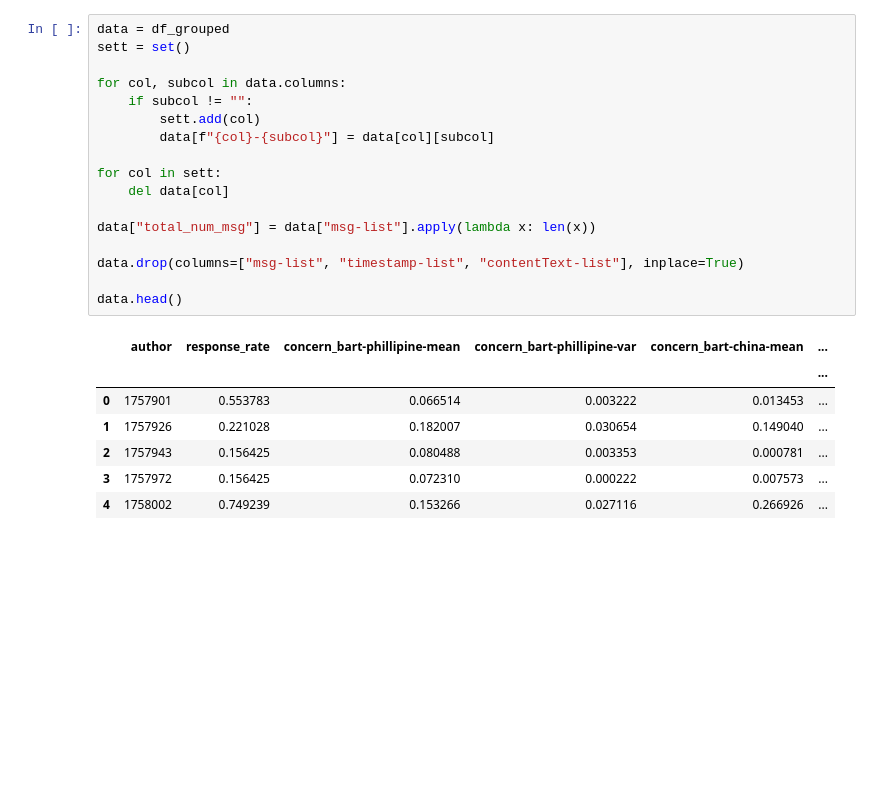
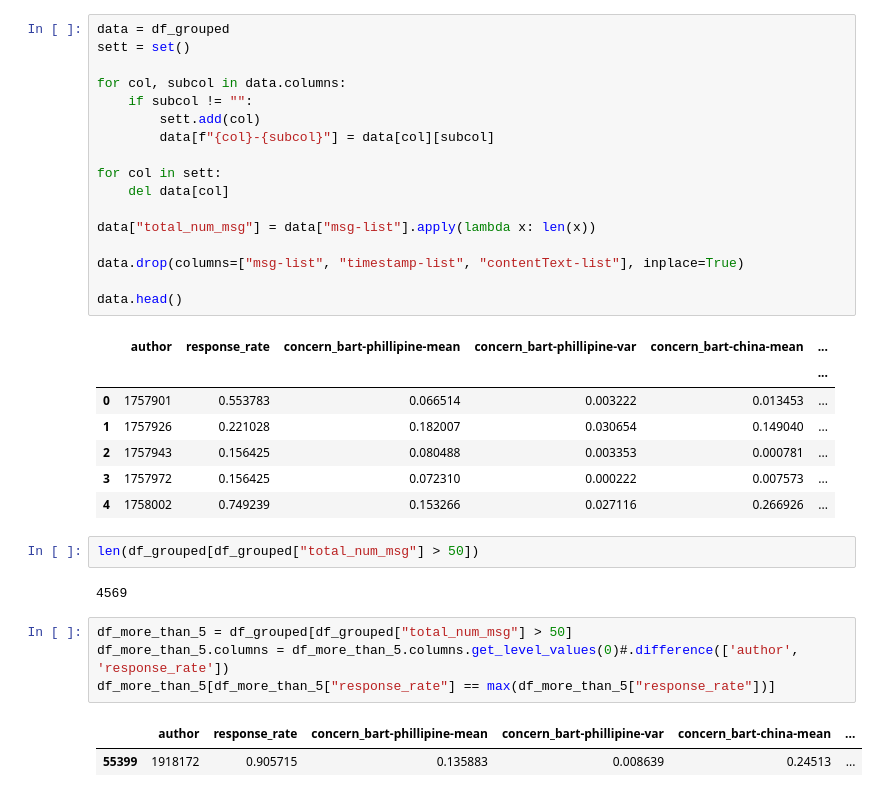
Before and after one commit to cyphydev/Leo_New_Model_Tryout, a Jupyter notebook: temp.ipynb, the cells around one changed output. Drawn from its saved outputs; the diff is of its cells as text; blank space fills up the shorter version.

```diff
--- a/temp.ipynb
+++ b/temp.ipynb
@@ -116,4 +118,15 @@ data.head()
 | 2 | 1757943 | 0.156425 | 0.080488 | 0.003353 | 0.000781 | ... |
 | 3 | 1757972 | 0.156425 | 0.072310 | 0.000222 | 0.007573 | ... |
 | 4 | 1758002 | 0.749239 | 0.153266 | 0.027116 | 0.266926 | ... |
+# %%
+len(df_grouped[df_grouped["total_num_msg"] > 50])
+# %% [output]
+4569
+# %%
+df_more_than_5 = df_grouped[df_grouped["total_num_msg"] > 50]
+df_more_than_5.columns = df_more_than_5.columns.get_level_values(0)#.difference(['author', 'response_rate'])
+df_more_than_5[df_more_than_5["response_rate"] == max(df_more_than_5["response_rate"])]
+# %% [output]
+|  | author | response_rate | concern_bart-phillipine-mean | concern_bart-phillipine-var | concern_bart-china-mean | ... |
+| 55399 | 1918172 | 0.905715 | 0.135883 | 0.008639 | 0.24513 | ... |
 # %%
```
Also changed, not shown: parts of 3 cells of this notebook, 1 other file.
